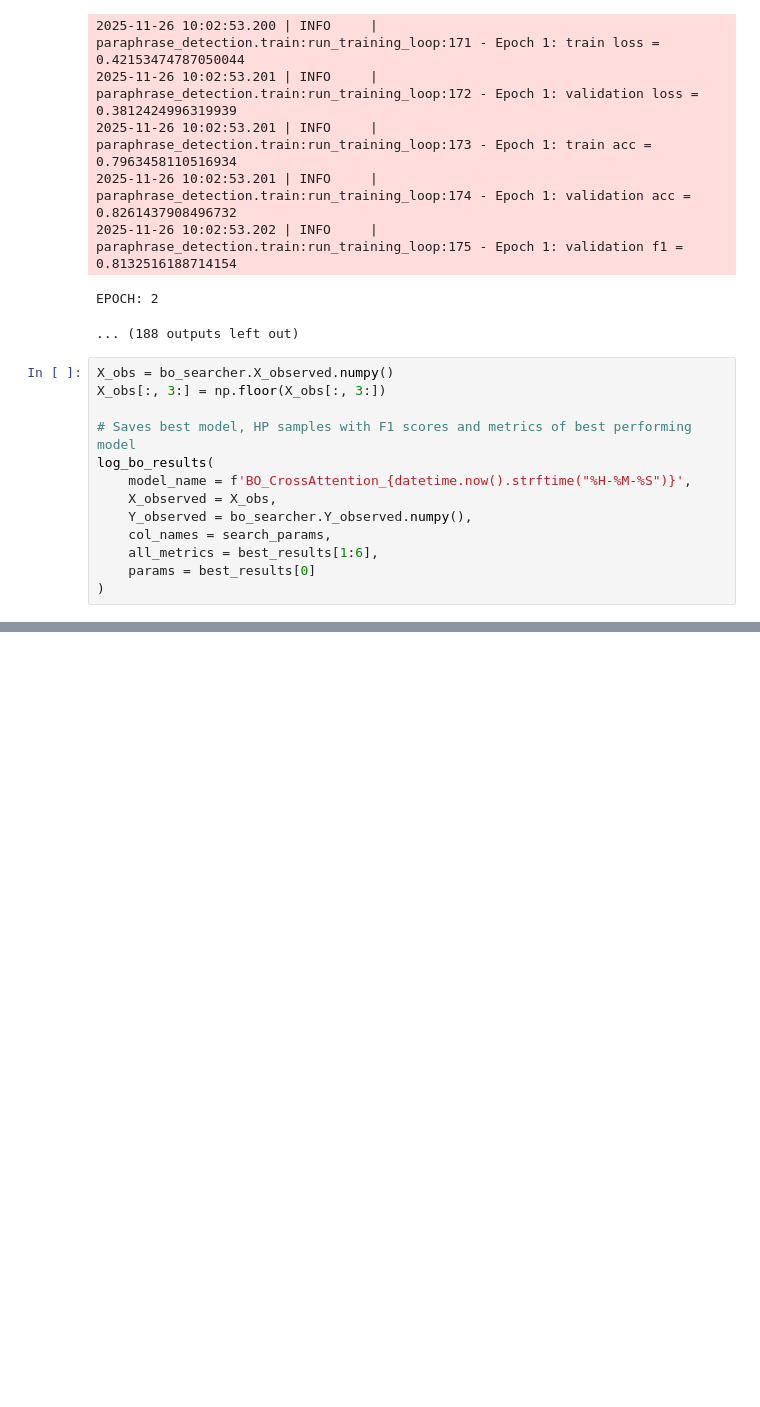
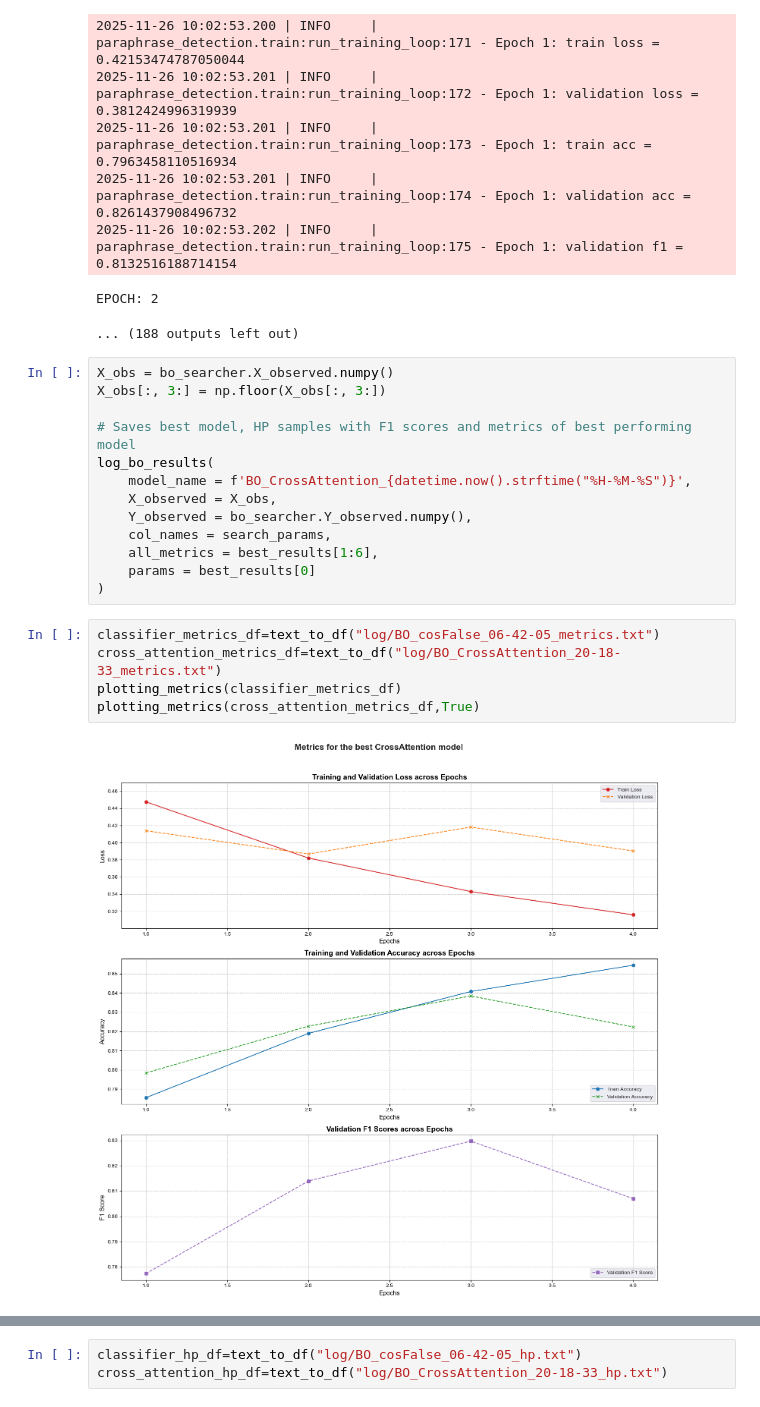
Before and after one commit to soheil-housni/Paraphrase-mining-project, a Jupyter notebook: main.ipynb, the cells around one changed output, grey strips where cells are left out. Drawn from its saved outputs; the diff is of its cells as text; blank space fills up the shorter version.

Commit message:
Creation of graph and test scripts

```diff
--- a/main.ipynb
+++ b/main.ipynb
@@ -210,3 +210,10 @@ log_bo_results(
     all_metrics = best_results[1:6],
     params = best_results[0]
 )
+# %%
+classifier_metrics_df=text_to_df("log/BO_cosFalse_06-42-05_metrics.txt")
+cross_attention_metrics_df=text_to_df("log/BO_CrossAttention_20-18-33_metrics.txt")
+plotting_metrics(classifier_metrics_df)
+plotting_metrics(cross_attention_metrics_df,True)
+# %% [output]
+[figure, added]
@@ -212,0 +221,3 @@ log_bo_results(
+# %%
+classifier_hp_df=text_to_df("log/BO_cosFalse_06-42-05_hp.txt")
+cross_attention_hp_df=text_to_df("log/BO_CrossAttention_20-18-33_hp.txt")
```
Also changed, not shown: parts of 7 cells of this notebook, 9 other files.
